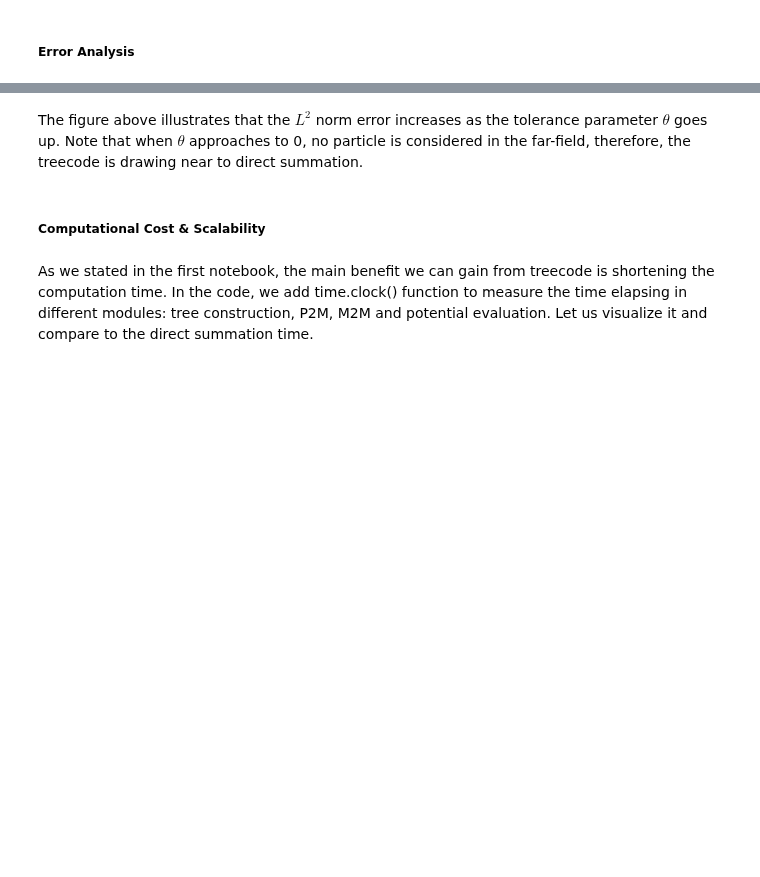
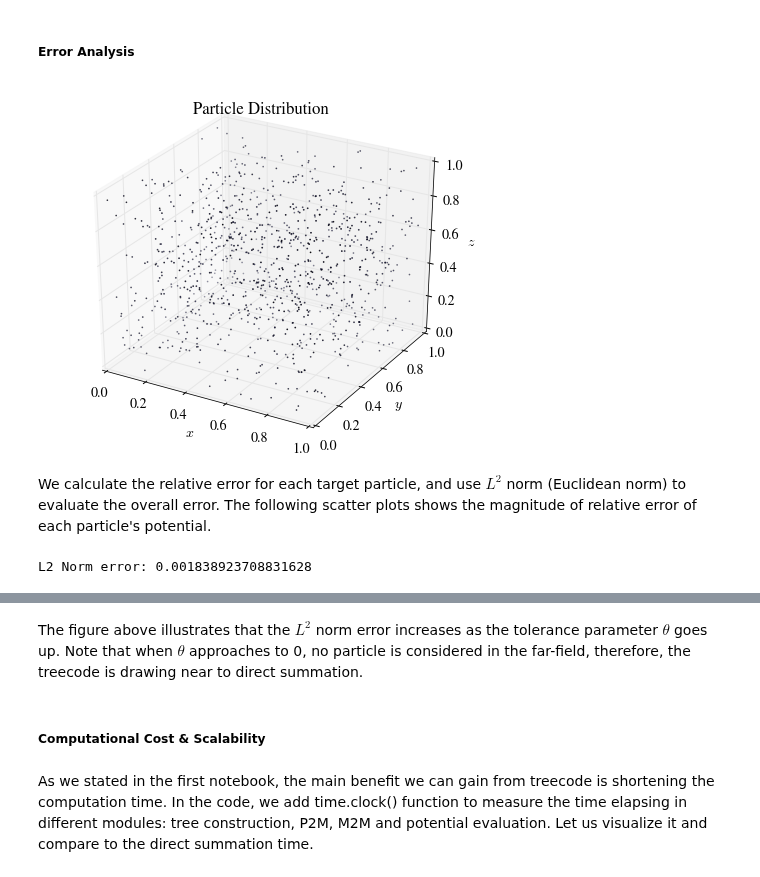
Before and after one commit to barbagroup/FMM_tutorial, a Jupyter notebook: 06_treecode.ipynb, the cells around one changed output, grey strips where cells are left out. Cells and saved outputs as stored; diff of their text form; code cells hidden in the pictures; blank space fills up the shorter version.

```diff
--- a/06_treecode.ipynb
+++ b/06_treecode.ipynb
@@ -150,6 +152,29 @@ phi_tree = numpy.asarray([particle.phi for particle in particles])
 time_tree = time_src + time_P2M + time_M2M + time_eval
 # %% [markdown]
 ##### Error Analysis
+# %%
+# plot particle distribution
+fig = pyplot.figure(figsize=(6,5))
+ax = Axes3D(fig)
+scale = 0.3   # scale for dot size in scatter plot
+ax.scatter([particle.x for particle in particles],
+           [particle.y for particle in particles],
+           [particle.z for particle in particles],
+           s=numpy.array([particle.phi for particle in particles])*scale, c='b')
+ax.set_xlim3d(0,1)
+ax.set_ylim3d(0,1)
+ax.set_zlim3d(0,1)
+ax.set_xlabel(r'$x$')
+ax.set_ylabel(r'$y$')
+ax.set_zlabel(r'$z$')
+ax.set_title('Particle Distribution');
+# %% [output]
+[figure, added]
+# %% [markdown]
+We calculate the relative error for each target particle, and use $L^2$ norm (Euclidean norm) to evaluate the overall error. The following scatter plots shows the magnitude of relative error of each particle's potential.
 # %%
-#l2_err(phi_direct, phi_tree)
+# l2 norm error
+l2_err(phi_direct, phi_tree)
+# %% [output]
+L2 Norm error: 0.001838923708831628
 # %%
```
Also changed, not shown: parts of 27 cells of this notebook.
